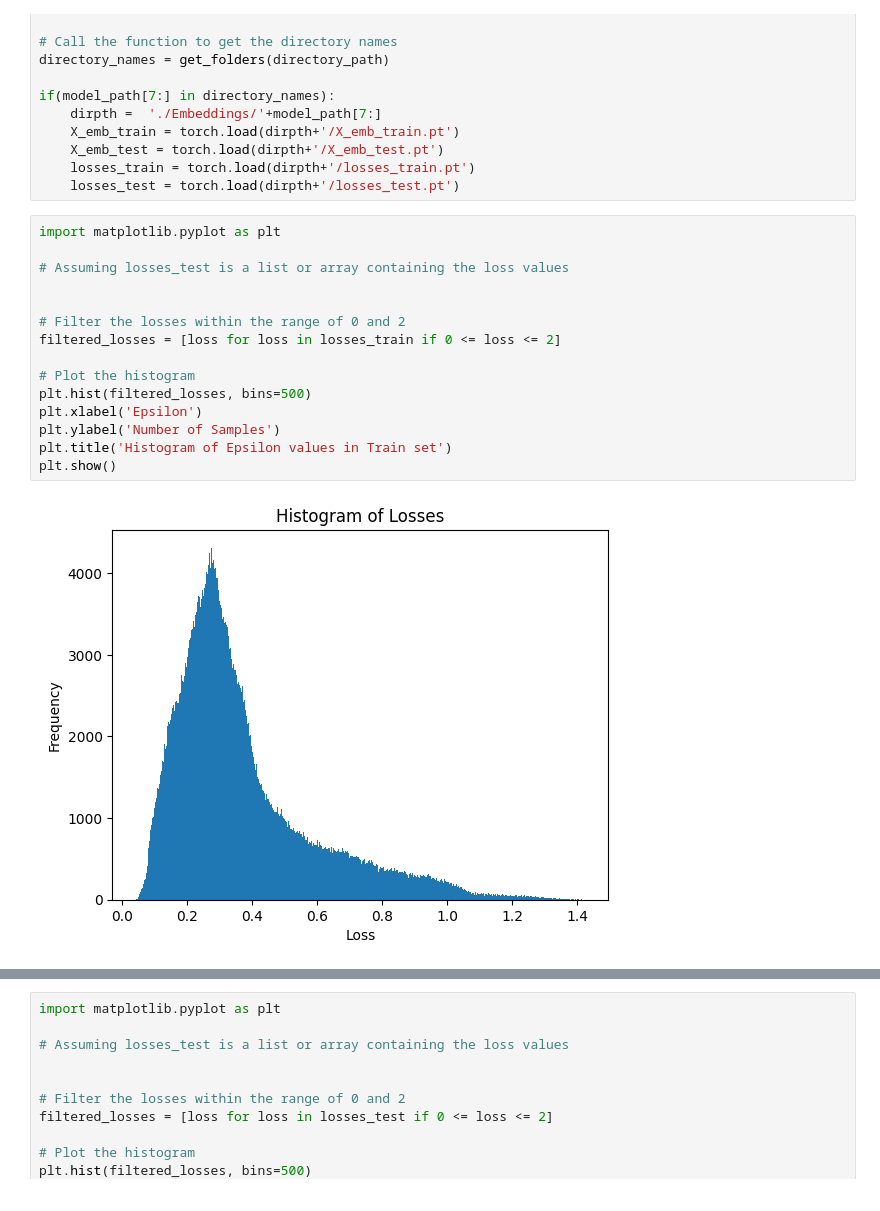
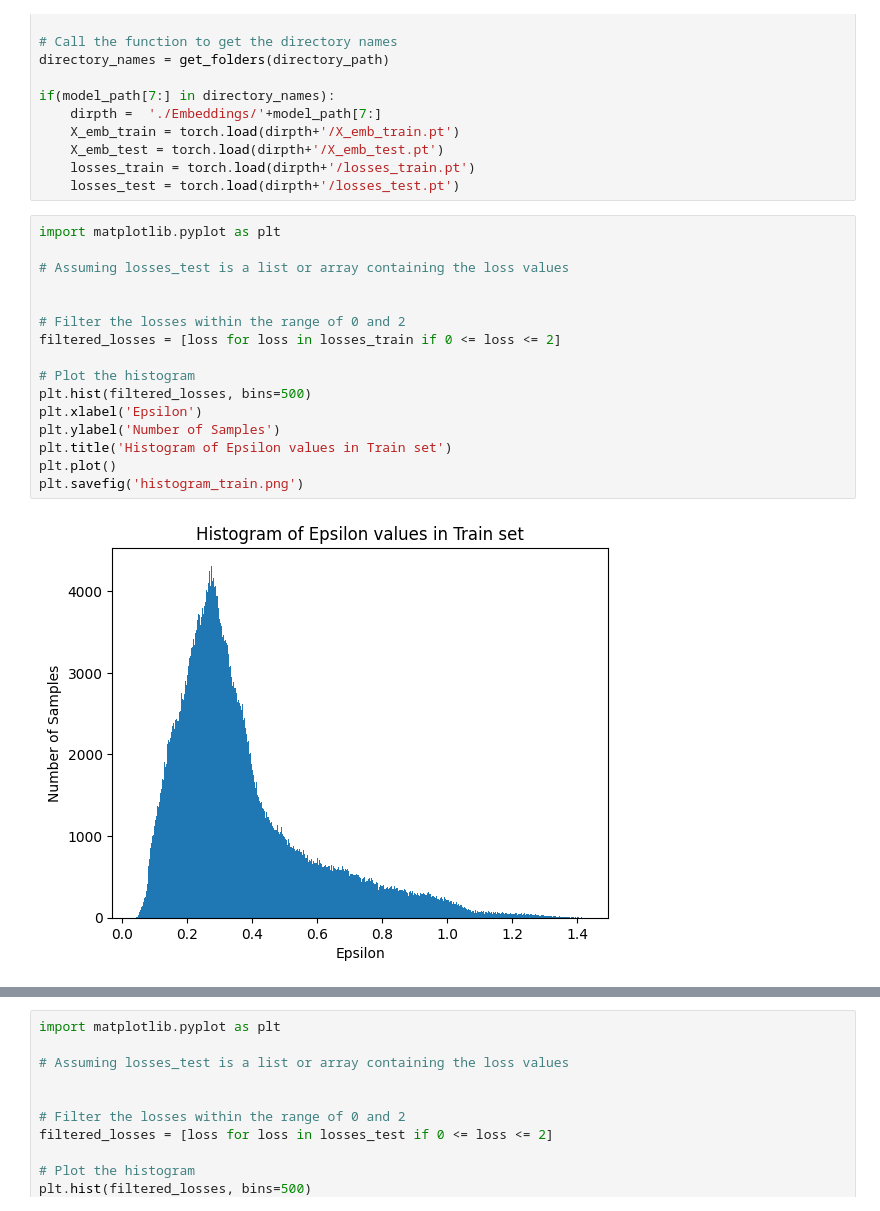
Before and after one commit to KaustubhP11/Power-Mechanism-new-submit, a Jupyter notebook: Forrest_Cover_Type/PowMech_ML.ipynb, the cells around one changed output, grey strips where cells are left out. Cells and saved outputs as stored; diff of their text form.

```diff
--- a/Forrest_Cover_Type/PowMech_ML.ipynb
+++ b/Forrest_Cover_Type/PowMech_ML.ipynb
@@ -77,20 +77,21 @@ if(model_path[7:] in directory_names):
 # %%
 import matplotlib.pyplot as plt
 
 # Assuming losses_test is a list or array containing the loss values
 
 
 # Filter the losses within the range of 0 and 2
 filtered_losses = [loss for loss in losses_train if 0 <= loss <= 2]
 
 # Plot the histogram
 plt.hist(filtered_losses, bins=500)
 plt.xlabel('Epsilon')
 plt.ylabel('Number of Samples')
 plt.title('Histogram of Epsilon values in Train set')
-plt.show()
+plt.plot()
+plt.savefig('histogram_train.png')
 # %% [output]
-[figure, old version]
+[figure, new version]
 # %%
 import matplotlib.pyplot as plt
 
```
Also changed, not shown: parts of 1 cell of this notebook, 21 other files.
